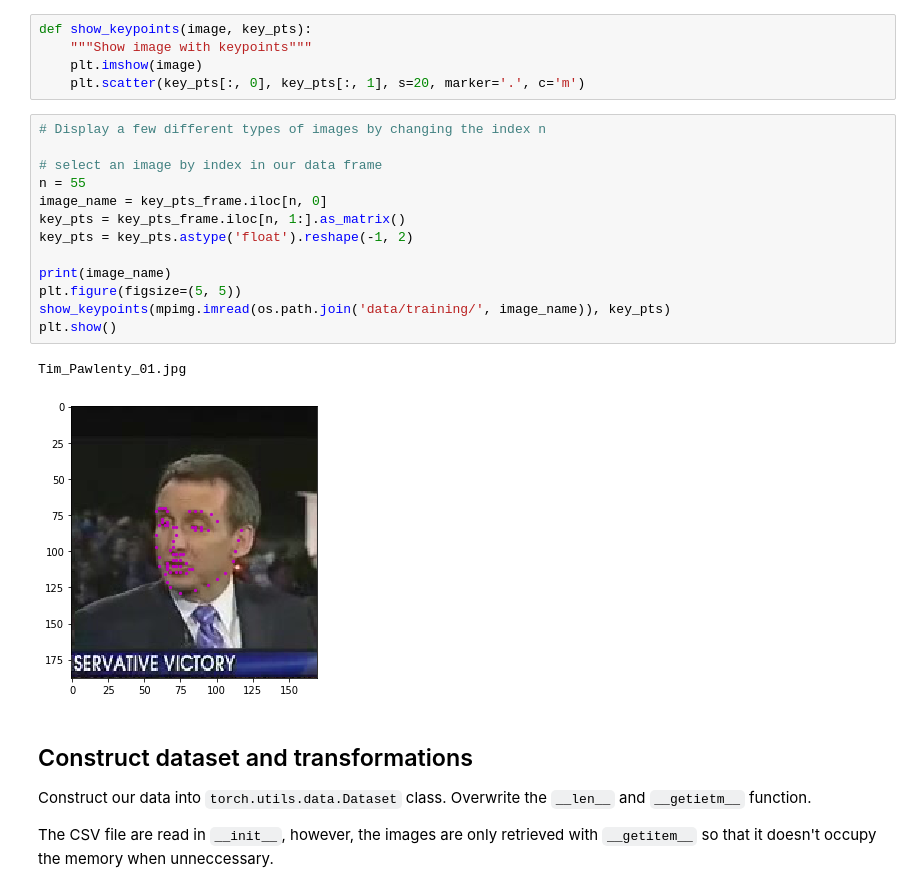
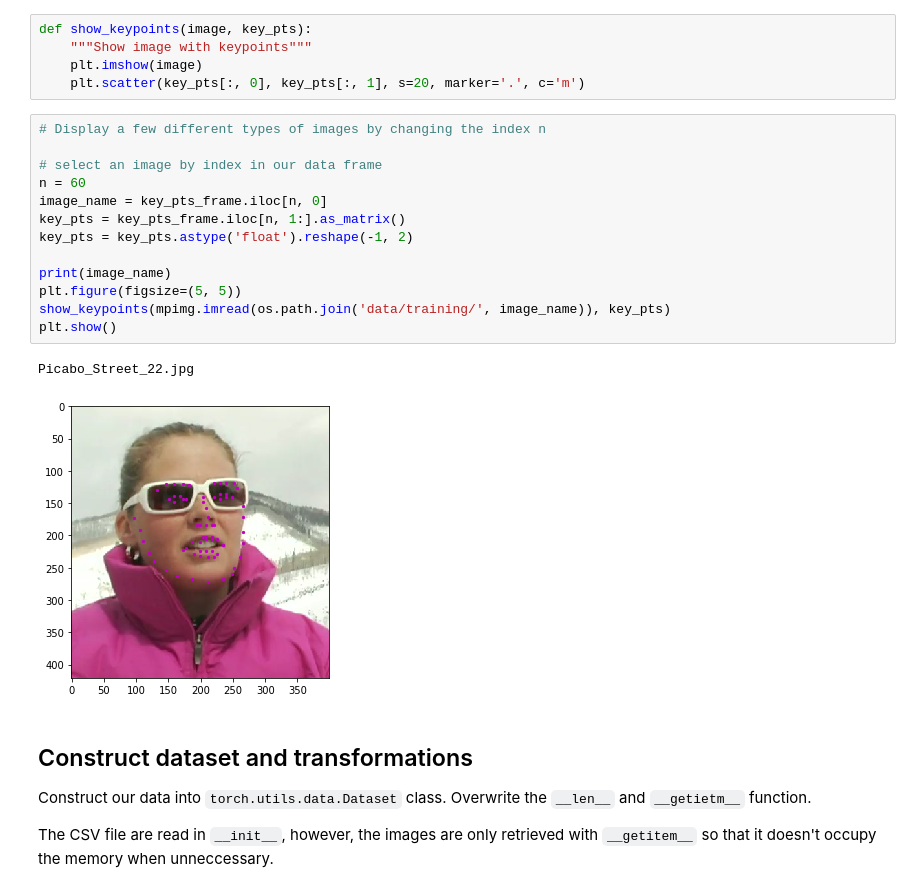
Before and after one commit to Sylar257/Facial-keypoint-detection, a Jupyter notebook: Facial_Keypoint_Detection.ipynb, the cells around one changed output. Cells and saved outputs as stored; diff of their text form.

```diff
--- a/Facial_Keypoint_Detection.ipynb
+++ b/Facial_Keypoint_Detection.ipynb
@@ -57,19 +57,19 @@ def show_keypoints(image, key_pts):
 # %%
 # Display a few different types of images by changing the index n
 
 # select an image by index in our data frame
-n = 55
+n = 60
 image_name = key_pts_frame.iloc[n, 0]
 key_pts = key_pts_frame.iloc[n, 1:].as_matrix()
 key_pts = key_pts.astype('float').reshape(-1, 2)
 
 print(image_name)
 plt.figure(figsize=(5, 5))
 show_keypoints(mpimg.imread(os.path.join('data/training/', image_name)), key_pts)
 plt.show()
 # %% [output]
-Tim_Pawlenty_01.jpg
+Picabo_Street_22.jpg
-[figure, old version]
+[figure, new version]
 # %% [markdown]
 ## Construct dataset and transformations
 Construct our data into `torch.utils.data.Dataset` class.
```
Also changed, not shown: parts of 9 cells of this notebook.
